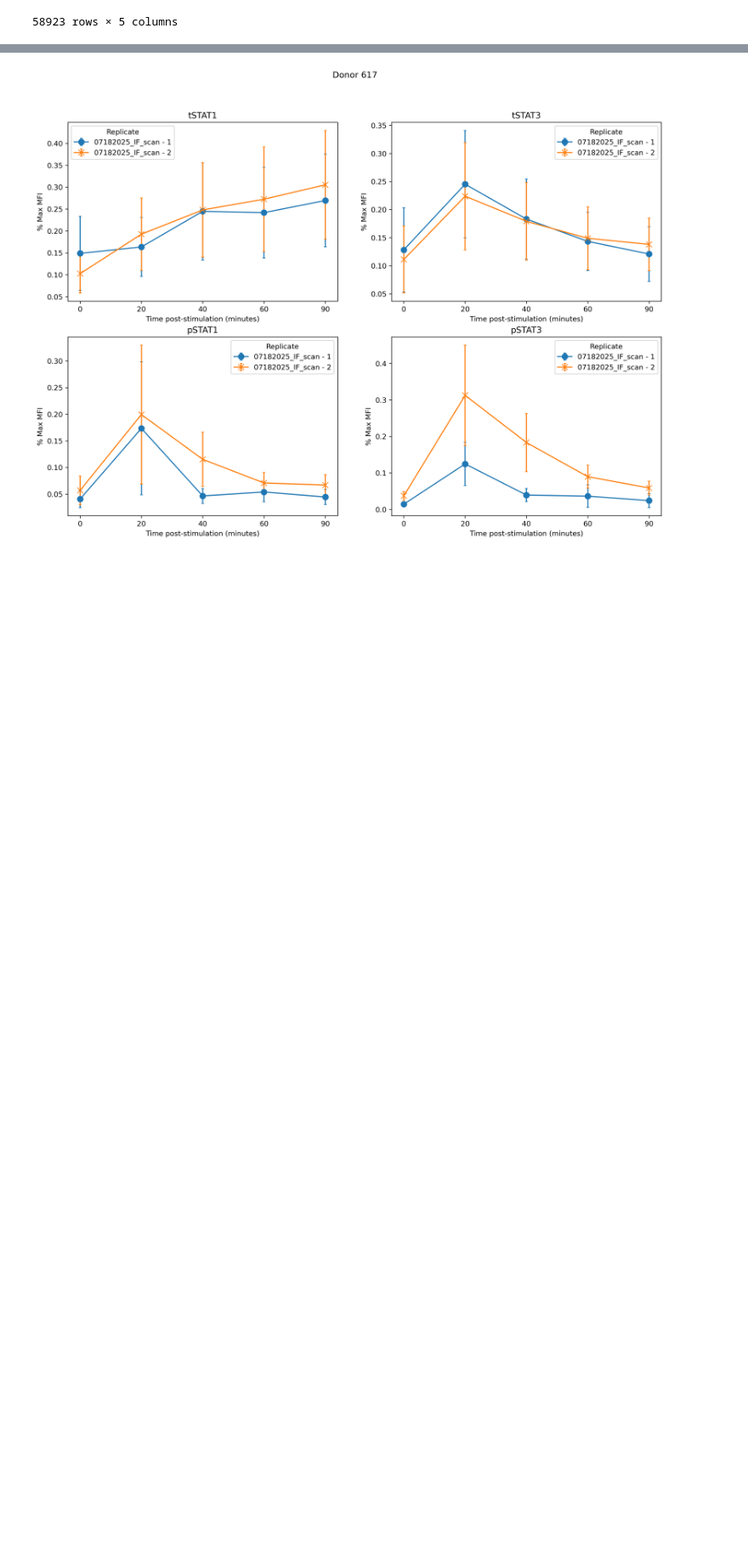
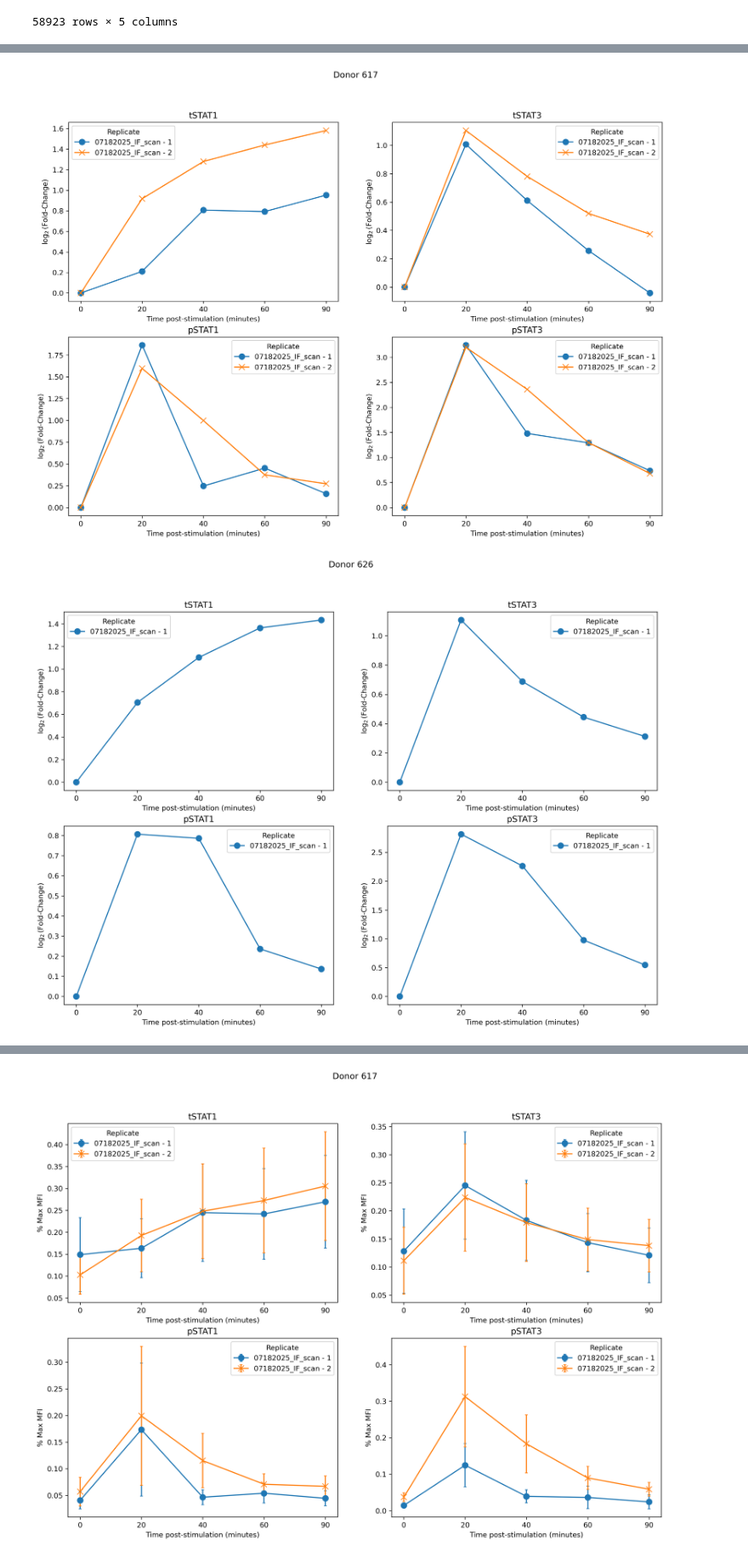
Before and after one commit to LarkinIt/visIF, a Jupyter notebook: code/combine_exps.ipynb, the cells around one changed output, grey strips where cells are left out. Shown at 85% size. Drawn from its saved outputs; the diff is of its cells as text; code cells hidden in the pictures; blank space fills up the shorter version.

```diff
--- a/code/combine_exps.ipynb
+++ b/code/combine_exps.ipynb
@@ -126,0 +174,60 @@ for dir in all_dirs:
+# %%
+all_ids = np.unique(np.array([config_dict[dir].get_unique_patient_ids() for dir in all_dirs]).flatten())
+
+id_to_fig = dict([id, plt.subplots(2,2, figsize=(15,10), dpi=300)] for id in all_ids);
+ms = 8 # markersize
+
+for id in all_ids:
+	fig, ax = id_to_fig[id]
+	fig.suptitle(f"Donor {id}")
+	for dir in all_dirs:
+		plate = config_dict[dir]
+
+		# Get tSTAT data first
+		df = plate.lfc_df[(plate.lfc_df["Donor"] == id) & (plate.lfc_df["STAT"] == "tSTAT")] # TO DO: add case where included plate does NOT include specific donor
+
+		stat1_ax = ax[0][0]
+		stat3_ax = ax[0][1]
+		for rep in df["Replicate"].unique():
+			select_df = df.loc[df["Replicate"]== rep]
+			stat1_ax.errorbar(x=select_df["Time"], y=select_df["STAT1 LFC"], #yerr=select_df["STAT1 log2 STD"],
+						marker=plate.replicate_to_marker[rep], ms=ms,
+						ls="-", label=f"{dir} - {rep}", capsize=2)
+
+			stat3_ax.errorbar(x=select_df["Time"], y=select_df["STAT3 LFC"], #yerr=select_df["STAT3 log2 STD"],
+						marker=plate.replicate_to_marker[rep], ms=ms,
+						ls="-", label=f"{dir} - {rep}", capsize=2)
+		stat1_ax.set_ylabel("$\log_2$(Fold-Change)")
+		stat1_ax.set_xlabel("Time post-stimulation (minutes)")
+		stat1_ax.legend(title="Replicate")
+		stat1_ax.set_title("tSTAT1")
+		stat3_ax.set_ylabel("$\log_2$(Fold-Change)")
+		stat3_ax.set_xlabel("Time post-stimulation (minutes)")
+		stat3_ax.legend(title="Replicate")
+		stat3_ax.set_title("tSTAT3")
+
+		# Get pSTAT data first
+		df = plate.lfc_df[(plate.lfc_df["Donor"] == id) & (plate.lfc_df["STAT"] == "pSTAT")] # TO DO: add case where included plate does NOT include specific donor
+
+		stat1_ax = ax[1][0]
+		stat3_ax = ax[1][1]
+		for rep in df["Replicate"].unique():
+			select_df = df.loc[df["Replicate"]== rep]
+			stat1_ax.errorbar(x=select_df["Time"], y=select_df["STAT1 LFC"], #yerr=select_df["STAT1 log2 STD"],
+						marker=plate.replicate_to_marker[rep], ms=ms,
+						ls="-", label=f"{dir} - {rep}", capsize=2)
+
+			stat3_ax.errorbar(x=select_df["Time"], y=select_df["STAT3 LFC"], #yerr=select_df["STAT3 log2 STD"],
+						marker=plate.replicate_to_marker[rep], ms=ms,
+						ls="-", label=f"{dir} - {rep}", capsize=2)
+		stat1_ax.set_ylabel("$\log_2$(Fold-Change)")
+		stat1_ax.set_xlabel("Time post-stimulation (minutes)")
+		stat1_ax.legend(title="Replicate")
+		stat1_ax.set_title("pSTAT1")
+		stat3_ax.set_ylabel("$\log_2$(Fold-Change)")
+		stat3_ax.set_xlabel("Time post-stimulation (minutes)")
+		stat3_ax.legend(title="Replicate")
+		stat3_ax.set_title("pSTAT3")
+# %% [output]
+[figure, added]
+[figure, added]
```
Also changed, not shown: parts of 2 cells of this notebook.
